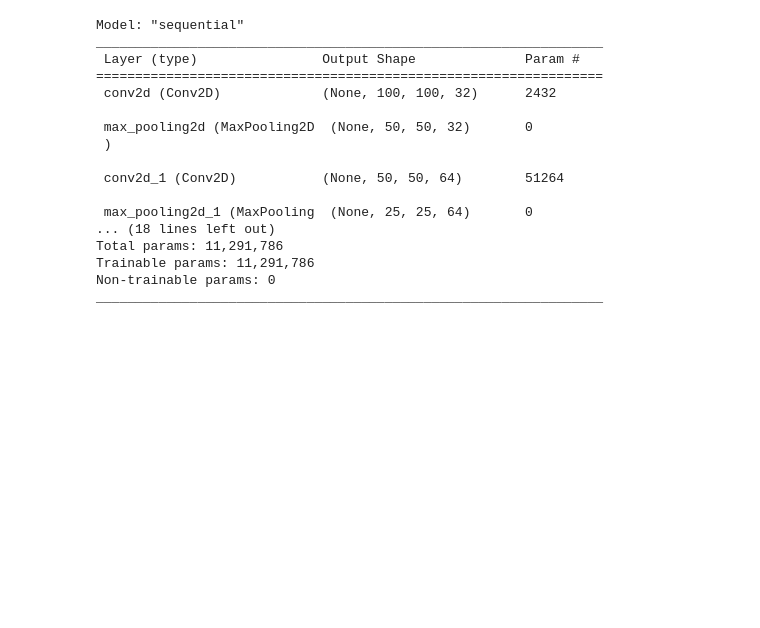
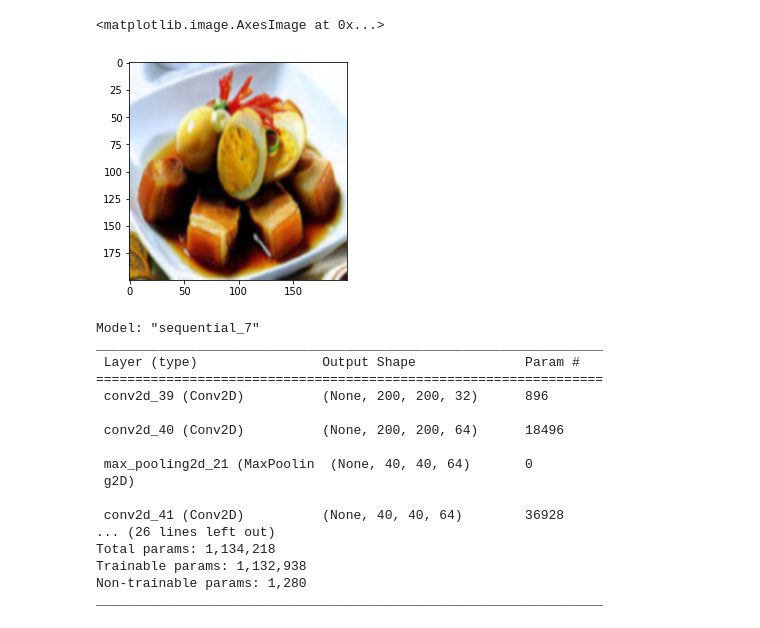
Before and after one commit to ngcthanh2903/AI-homework, a Jupyter notebook: food_2ndversion/food.ipynb, the cells around one changed output. Drawn from its saved outputs; the diff is of its cells as text; code cells hidden in the pictures; blank space fills up the shorter version.

```diff
--- a/food_2ndversion/food.ipynb
+++ b/food_2ndversion/food.ipynb
@@ -49,3 +71,9 @@ y = y[keys]
+# %%
+import matplotlib.pyplot as plt
+plt.imshow(X[0])
+# %% [output]
+<matplotlib.image.AxesImage at 0x...>
+[figure, added]
 # %%
 from tensorflow.keras.utils import to_categorical
 #onehot label y
@@ -57,40 +85,43 @@ X /=255
 # %%
 from keras.models import Sequential
 from keras.layers import Conv2D, MaxPooling2D, Dense, Flatten,BatchNormalization
-model = Sequential()
+model= Sequential()
+model.add(Conv2D(32,(3,3),activation='relu',kernel_initializer='he_uniform',padding='same',input_shape=(200,200,3)))
+model.add(Conv2D(64,(3,3),activation='relu',kernel_initializer='he_uniform',padding='same'))
+model.add(MaxPooling2D((2,2),strides= 5))
 
-model.add(Conv2D(filters=32,  kernel_size=(5,5), activation='relu', kernel_initializer='he_uniform', padding='same', input_shape=(200,200,3), strides=(2,2)))
-model.add(MaxPooling2D(2,2))
+model.add(Conv2D(64,(3,3),activation='relu',kernel_initializer='he_uniform',padding='same'))
+model.add(Conv2D(128,(3,3),activation='relu',kernel_initializer='he_uniform',padding='same'))
+model.add(MaxPooling2D((2,2),strides= 5))
 
-model.add(Conv2D(filters=64,  kernel_size=(5,5),  activation='relu', kernel_initializer='he_uniform',padding='same'))
-model.add(MaxPooling2D(2,2))
+model.add(BatchNormalization())
 
-model.add(Conv2D(filters=128,kernel_size=(5,5),  activation='relu',kernel_initializer='he_uniform',padding='same'))
-model.add(MaxPooling2D(2,2))
+
+model.add(Conv2D(128,(3,3),activation='relu',kernel_initializer='he_uniform',padding='same'))
+model.add(Conv2D(512,(3,3),activation='relu',kernel_initializer='he_uniform',padding='same'))
+model.add(MaxPooling2D((2,2),strides= 5))
+
+model.add(BatchNormalization())
 
 model.add(Flatten())
-
-model.add(Dense(512, activation='relu'))
-model.add(Dense(1028, activation='relu'))
-model.add(Dense(1028, activation='relu'))
-model.add(Dense(10, activation='softmax'))
-
+model.add(Dense(128,activation='relu',kernel_initializer='he_uniform'))
+model.add(Dense(10,activation='softmax'))
 model.summary()
 # %% [output]
-Model: "sequential"
+Model: "sequential_7"
 _________________________________________________________________
  Layer (type)                Output Shape              Param #
 =================================================================
- conv2d (Conv2D)             (None, 100, 100, 32)      2432
+ conv2d_39 (Conv2D)          (None, 200, 200, 32)      896
 
- max_pooling2d (MaxPooling2D  (None, 50, 50, 32)       0
- )
+ conv2d_40 (Conv2D)          (None, 200, 200, 64)      18496
 
- conv2d_1 (Conv2D)           (None, 50, 50, 64)        51264
+ max_pooling2d_21 (MaxPoolin  (None, 40, 40, 64)       0
+ g2D)
 
- max_pooling2d_1 (MaxPooling  (None, 25, 25, 64)       0
-... (18 lines left out)
-Total params: 11,291,786
-Trainable params: 11,291,786
-Non-trainable params: 0
+ conv2d_41 (Conv2D)          (None, 40, 40, 64)        36928
+... (26 lines left out)
+Total params: 1,134,218
+Trainable params: 1,132,938
+Non-trainable params: 1,280
 _________________________________________________________________
```
Also changed, not shown: parts of 20 cells of this notebook.
